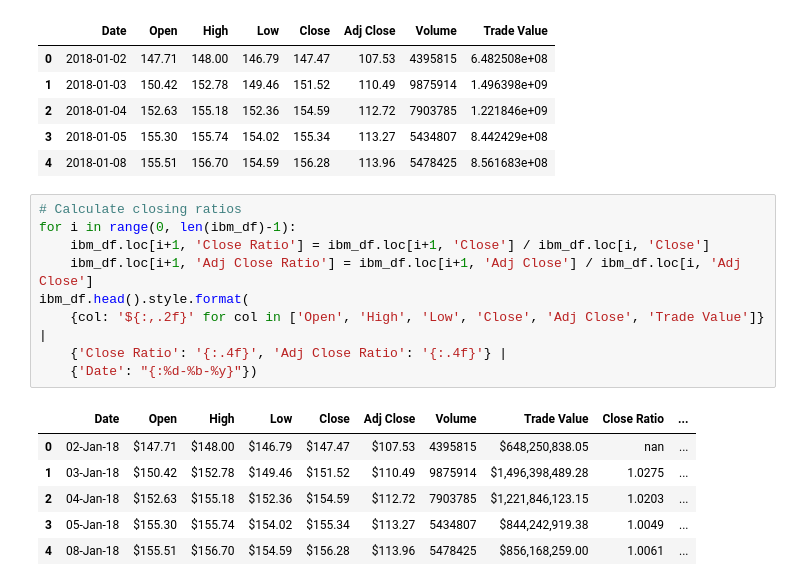
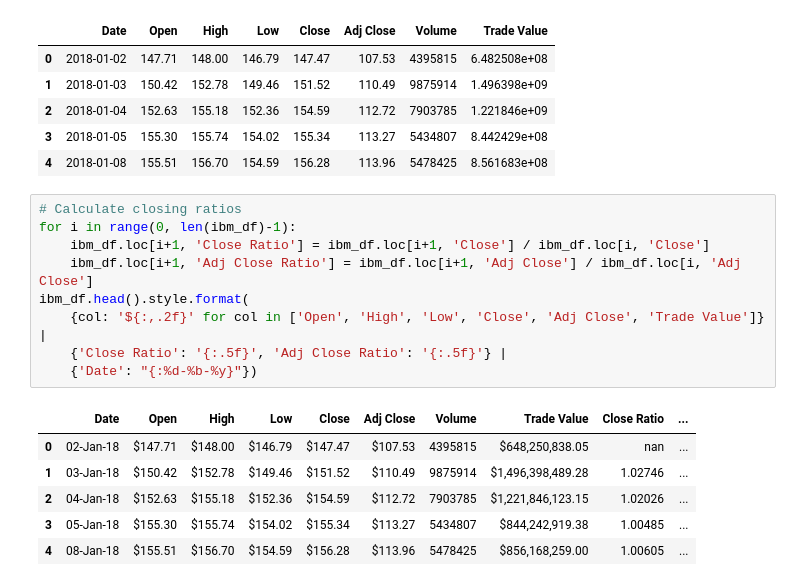
Before and after one commit to bryankeating10/Python-and-Math-for-ML, a Jupyter notebook: Module_4/Homework_4.ipynb, the cells around one changed output. Saved outputs shown, nothing was run; the diff lists cells and outputs as text.

```diff
--- a/Module_4/Homework_4.ipynb
+++ b/Module_4/Homework_4.ipynb
@@ -97,16 +97,16 @@ ibm_df.head()
 # %%
 # Calculate closing ratios
 for i in range(0, len(ibm_df)-1):
     ibm_df.loc[i+1, 'Close Ratio'] = ibm_df.loc[i+1, 'Close'] / ibm_df.loc[i, 'Close']
     ibm_df.loc[i+1, 'Adj Close Ratio'] = ibm_df.loc[i+1, 'Adj Close'] / ibm_df.loc[i, 'Adj Close']
 ibm_df.head().style.format(
     {col: '${:,.2f}' for col in ['Open', 'High', 'Low', 'Close', 'Adj Close', 'Trade Value']} |
-    {'Close Ratio': '{:.4f}', 'Adj Close Ratio': '{:.4f}'} |
+    {'Close Ratio': '{:.5f}', 'Adj Close Ratio': '{:.5f}'} |
     {'Date': "{:%d-%b-%y}"})
 # %% [output]
 |  | Date | Open | High | Low | Close | Adj Close | Volume | Trade Value | Close Ratio | ... |
 | 0 | 02-Jan-18 | $147.71 | $148.00 | $146.79 | $147.47 | $107.53 | 4395815 | $648,250,838.05 | nan | ... |
-| 1 | 03-Jan-18 | $150.42 | $152.78 | $149.46 | $151.52 | $110.49 | 9875914 | $1,496,398,489.28 | 1.0275 | ... |
-| 2 | 04-Jan-18 | $152.63 | $155.18 | $152.36 | $154.59 | $112.72 | 7903785 | $1,221,846,123.15 | 1.0203 | ... |
-| 3 | 05-Jan-18 | $155.30 | $155.74 | $154.02 | $155.34 | $113.27 | 5434807 | $844,242,919.38 | 1.0049 | ... |
-| 4 | 08-Jan-18 | $155.51 | $156.70 | $154.59 | $156.28 | $113.96 | 5478425 | $856,168,259.00 | 1.0061 | ... |
+| 1 | 03-Jan-18 | $150.42 | $152.78 | $149.46 | $151.52 | $110.49 | 9875914 | $1,496,398,489.28 | 1.02746 | ... |
+| 2 | 04-Jan-18 | $152.63 | $155.18 | $152.36 | $154.59 | $112.72 | 7903785 | $1,221,846,123.15 | 1.02026 | ... |
+| 3 | 05-Jan-18 | $155.30 | $155.74 | $154.02 | $155.34 | $113.27 | 5434807 | $844,242,919.38 | 1.00485 | ... |
+| 4 | 08-Jan-18 | $155.51 | $156.70 | $154.59 | $156.28 | $113.96 | 5478425 | $856,168,259.00 | 1.00605 | ... |
```
Also changed, not shown: parts of 2 cells of this notebook.
